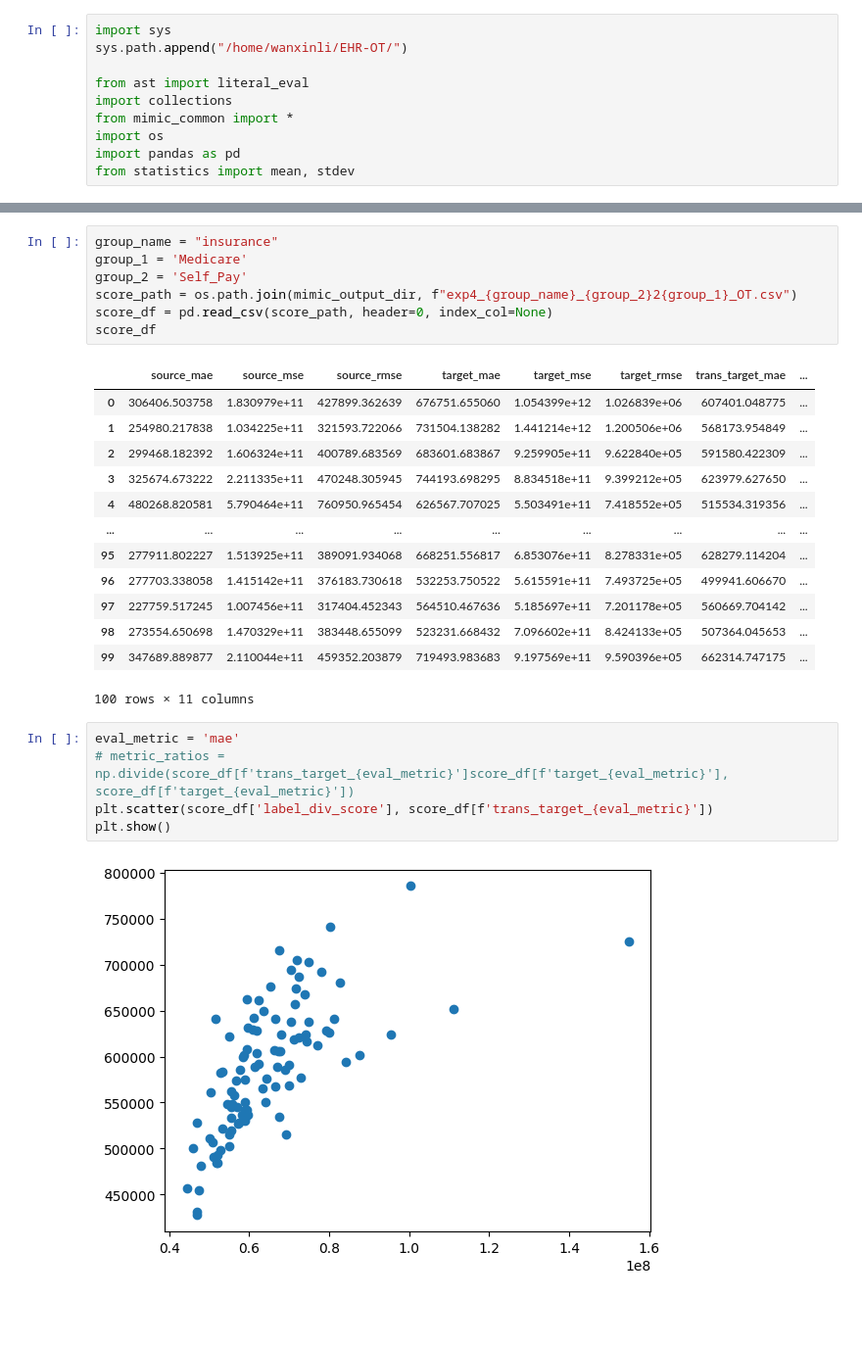
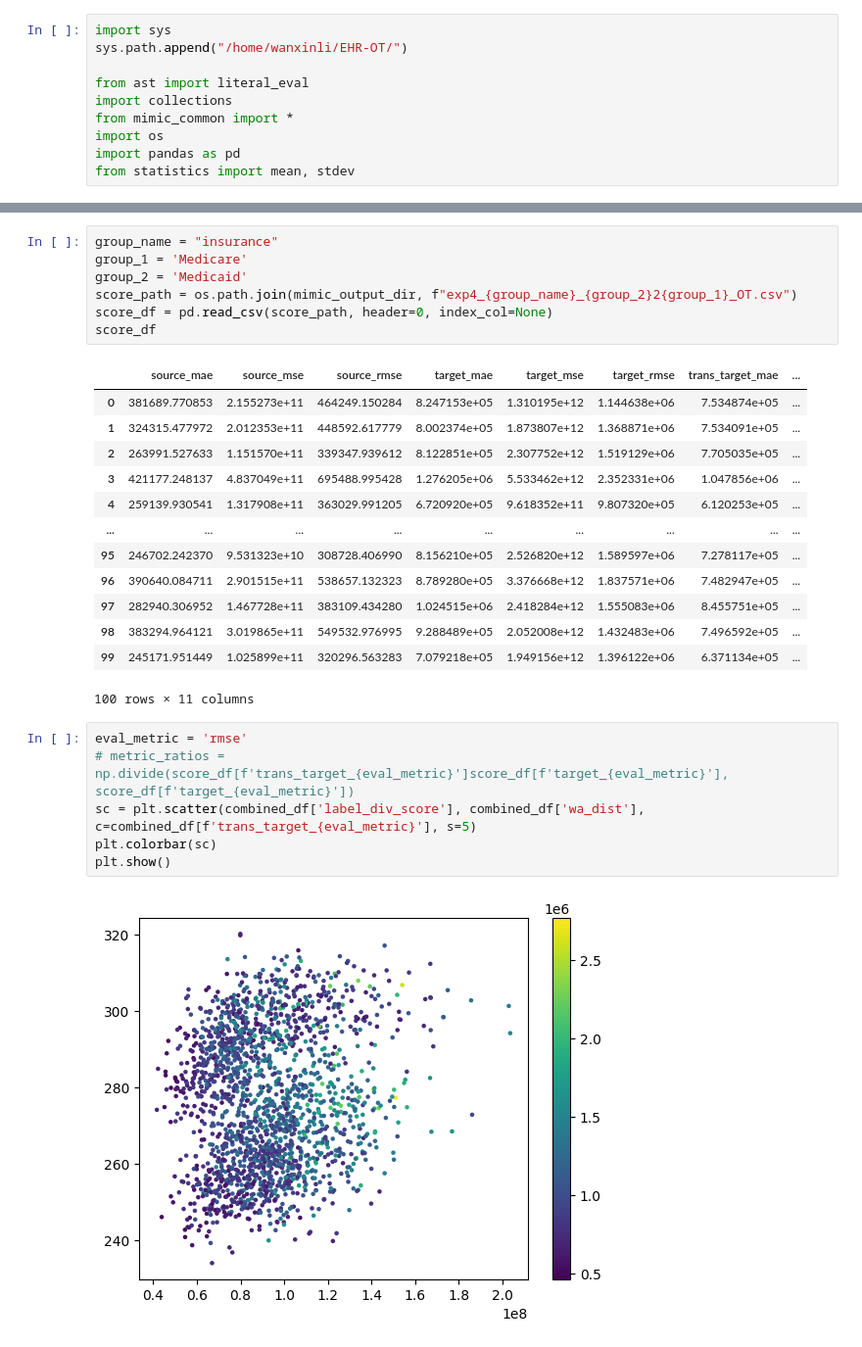
Before and after one commit to causalpathlab/EHR-OT, a Jupyter notebook: mimic_exp/admission/mimic_exp4_bound.ipynb, the cells around one changed output, grey strips where cells are left out. Shown at 98% size. Saved outputs shown, nothing was run; the diff lists cells and outputs as text; blank space fills up the shorter version.

Commit message:
updated bound visualizations

```diff
--- a/mimic_exp/admission/mimic_exp4_bound.ipynb
+++ b/mimic_exp/admission/mimic_exp4_bound.ipynb
@@ -11,29 +65,30 @@ from statistics import mean, stdev
 # %%
 group_name = "insurance"
 group_1 = 'Medicare'
-group_2 = 'Self_Pay'
+group_2 = 'Medicaid'
 score_path = os.path.join(mimic_output_dir, f"exp4_{group_name}_{group_2}2{group_1}_OT.csv")
 score_df = pd.read_csv(score_path, header=0, index_col=None)
 score_df
 # %% [output]
 |  | source_mae | source_mse | source_rmse | target_mae | target_mse | target_rmse | trans_target_mae | ... |
-| 0 | 306406.503758 | 1.830979e+11 | 427899.362639 | 676751.655060 | 1.054399e+12 | 1.026839e+06 | 607401.048775 | ... |
-| 1 | 254980.217838 | 1.034225e+11 | 321593.722066 | 731504.138282 | 1.441214e+12 | 1.200506e+06 | 568173.954849 | ... |
-| 2 | 299468.182392 | 1.606324e+11 | 400789.683569 | 683601.683867 | 9.259905e+11 | 9.622840e+05 | 591580.422309 | ... |
-| 3 | 325674.673222 | 2.211335e+11 | 470248.305945 | 744193.698295 | 8.834518e+11 | 9.399212e+05 | 623979.627650 | ... |
-| 4 | 480268.820581 | 5.790464e+11 | 760950.965454 | 626567.707025 | 5.503491e+11 | 7.418552e+05 | 515534.319356 | ... |
+| 0 | 381689.770853 | 2.155273e+11 | 464249.150284 | 8.247153e+05 | 1.310195e+12 | 1.144638e+06 | 7.534874e+05 | ... |
+| 1 | 324315.477972 | 2.012353e+11 | 448592.617779 | 8.002374e+05 | 1.873807e+12 | 1.368871e+06 | 7.534091e+05 | ... |
+| 2 | 263991.527633 | 1.151570e+11 | 339347.939612 | 8.122851e+05 | 2.307752e+12 | 1.519129e+06 | 7.705035e+05 | ... |
+| 3 | 421177.248137 | 4.837049e+11 | 695488.995428 | 1.276205e+06 | 5.533462e+12 | 2.352331e+06 | 1.047856e+06 | ... |
+| 4 | 259139.930541 | 1.317908e+11 | 363029.991205 | 6.720920e+05 | 9.618352e+11 | 9.807320e+05 | 6.120253e+05 | ... |
 | ... | ... | ... | ... | ... | ... | ... | ... | ... |
-| 95 | 277911.802227 | 1.513925e+11 | 389091.934068 | 668251.556817 | 6.853076e+11 | 8.278331e+05 | 628279.114204 | ... |
-| 96 | 277703.338058 | 1.415142e+11 | 376183.730618 | 532253.750522 | 5.615591e+11 | 7.493725e+05 | 499941.606670 | ... |
-| 97 | 227759.517245 | 1.007456e+11 | 317404.452343 | 564510.467636 | 5.185697e+11 | 7.201178e+05 | 560669.704142 | ... |
-| 98 | 273554.650698 | 1.470329e+11 | 383448.655099 | 523231.668432 | 7.096602e+11 | 8.424133e+05 | 507364.045653 | ... |
-| 99 | 347689.889877 | 2.110044e+11 | 459352.203879 | 719493.983683 | 9.197569e+11 | 9.590396e+05 | 662314.747175 | ... |
+| 95 | 246702.242370 | 9.531323e+10 | 308728.406990 | 8.156210e+05 | 2.526820e+12 | 1.589597e+06 | 7.278117e+05 | ... |
+| 96 | 390640.084711 | 2.901515e+11 | 538657.132323 | 8.789280e+05 | 3.376668e+12 | 1.837571e+06 | 7.482947e+05 | ... |
+| 97 | 282940.306952 | 1.467728e+11 | 383109.434280 | 1.024515e+06 | 2.418284e+12 | 1.555083e+06 | 8.455751e+05 | ... |
+| 98 | 383294.964121 | 3.019865e+11 | 549532.976995 | 9.288489e+05 | 2.052008e+12 | 1.432483e+06 | 7.496592e+05 | ... |
+| 99 | 245171.951449 | 1.025899e+11 | 320296.563283 | 7.079218e+05 | 1.949156e+12 | 1.396122e+06 | 6.371134e+05 | ... |
 100 rows × 11 columns
 # %%
-eval_metric = 'mae'
+eval_metric = 'rmse'
 # metric_ratios = np.divide(score_df[f'trans_target_{eval_metric}']score_df[f'target_{eval_metric}'], score_df[f'target_{eval_metric}'])
-plt.scatter(score_df['label_div_score'], score_df[f'trans_target_{eval_metric}'])
+sc = plt.scatter(combined_df['label_div_score'], combined_df['wa_dist'], c=combined_df[f'trans_target_{eval_metric}'], s=5)
+plt.colorbar(sc)
 plt.show()
 # %% [output]
-[figure, old version]
+[figure, new version]
 # %%
```
Also changed, not shown: parts of 3 cells of this notebook, 2 other files.
